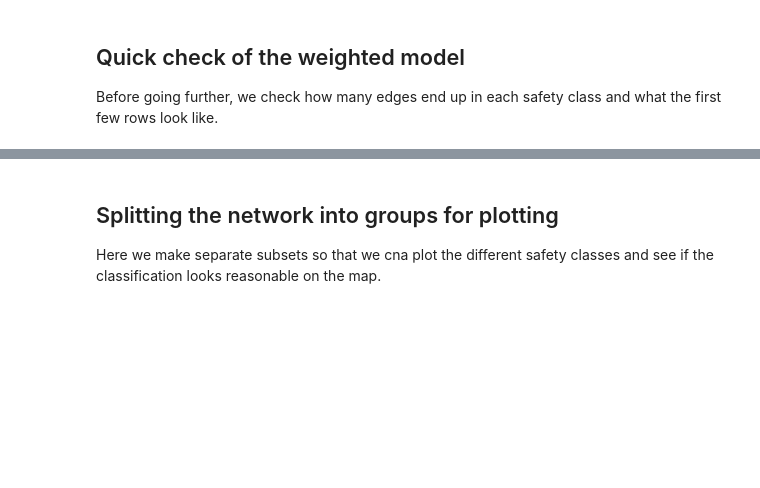
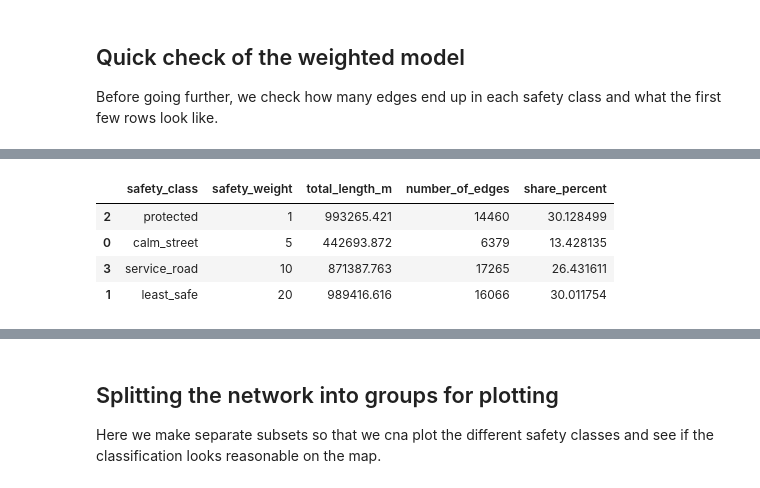
Before and after one commit to peterkriegel/safe-bike-paths-to-school-cph, a Jupyter notebook: notebooks/03_prepare_network.ipynb, the cells around one changed output, grey strips where cells are left out. Saved outputs shown, nothing was run; the diff lists cells and outputs as text; code cells hidden in the pictures; blank space fills up the shorter version.

```diff
--- a/notebooks/03_prepare_network.ipynb
+++ b/notebooks/03_prepare_network.ipynb
@@ -571,0 +575,25 @@ u      v           key
+# %%
+safety_length_table = (
+    edges.groupby(["safety_class", "safety_weight"])
+    .agg(
+        total_length_m=("length", "sum"),
+        number_of_edges=("length", "count")
+    )
+    .reset_index()
+)
+
+total_network_length = safety_length_table["total_length_m"].sum()
+
+safety_length_table["share_percent"] = (
+    safety_length_table["total_length_m"] / total_network_length * 100
+)
+
+safety_length_table = safety_length_table.sort_values("safety_weight")
+
+safety_length_table
+# %% [output]
+|  | safety_class | safety_weight | total_length_m | number_of_edges | share_percent |
+| 2 | protected | 1 | 993265.421 | 14460 | 30.128499 |
+| 0 | calm_street | 5 | 442693.872 | 6379 | 13.428135 |
+| 3 | service_road | 10 | 871387.763 | 17265 | 26.431611 |
+| 1 | least_safe | 20 | 989416.616 | 16066 | 30.011754 |
```
Also changed, not shown: parts of 9 cells of this notebook, 15 other files.
